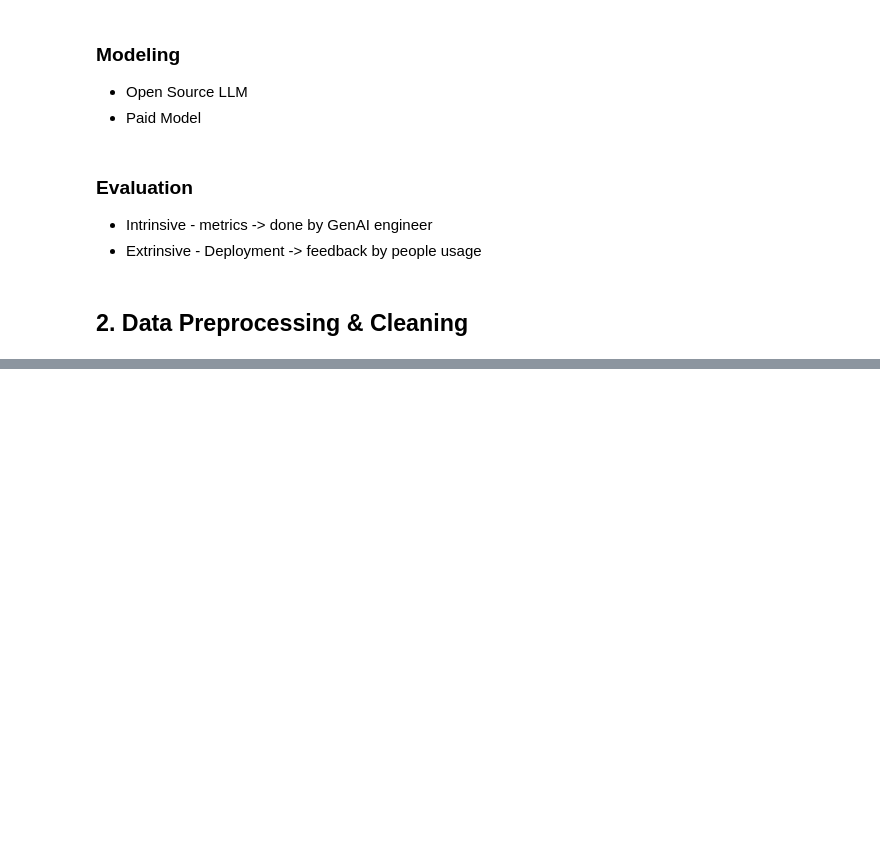
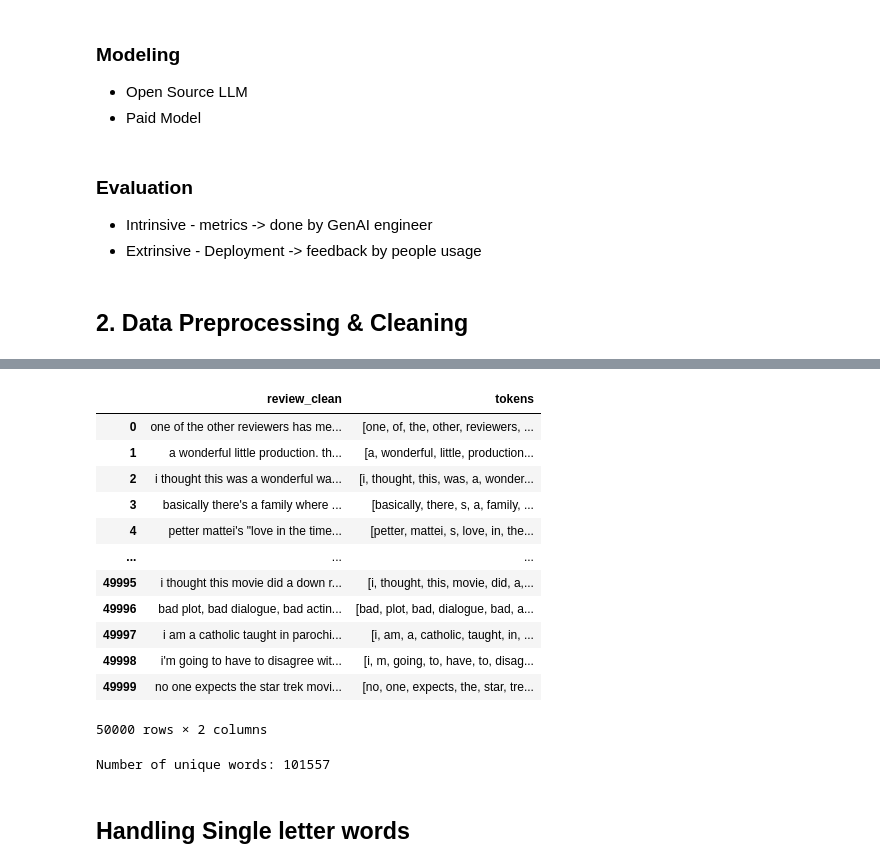
Before and after one commit to TA-dev/elastic_search_learn, a Jupyter notebook: notebooks/genAI+guide.ipynb, the cells around one changed output, grey strips where cells are left out. Drawn from its saved outputs; the diff is of its cells as text; code cells hidden in the pictures; blank space fills up the shorter version.

```diff
--- a/notebooks/genAI_guide.ipynb
+++ b/notebooks/genAI+guide.ipynb
@@ -32,0 +216,13 @@ Additional course link (theoretical): https://www.youtube.com/watch?v=rNEujZmD2T
+# %%
+import re
+
+def custom_tokenize(text):
+    return re.findall(
+        r"\w+|[!?]+|\.\.\.|[:;=8][\-o\*\']?[\)\]\(\[dDpP/\:\}\{@\|\\]",
+        text
+    )
+
+all_tokens_post_chat = list(chain.from_iterable(df["review"].apply(custom_tokenize)))
+unique_words_post_chat = set(all_tokens_post_chat)
+
+print(f"Number of unique tokens : {len(unique_words_post_chat)}")
@@ -32,0 +296,13 @@ Additional course link (theoretical): https://www.youtube.com/watch?v=rNEujZmD2T
+# %%
+import re
+
+def custom_tokenize(text):
+    return re.findall(
+        r"\w+|[!?]+|\.\.\.|[:;=8][\-o\*\']?[\)\]\(\[dDpP/\:\}\{@\|\\]",
+        text
+    )
+
+all_tokens_post_chat = list(chain.from_iterable(df["review_clean"].apply(custom_tokenize)))
+unique_words_post_chat = set(all_tokens_post_chat)
+
+print(f"Number of unique tokens: {len(unique_words_post_chat)}")
@@ -32,0 +404,41 @@ Additional course link (theoretical): https://www.youtube.com/watch?v=rNEujZmD2T
+# %%
+import re
+
+def custom_tokenize(text):
+    return re.findall(
+        r"\w+|[!?]+|\.\.\.|[:;=8][\-o\*\']?[\)\]\(\[dDpP/\:\}\{@\|\\]",
+        text
+    )
+
+
+df["tokens"] = df['review_clean'].apply(custom_tokenize)
+
+df[['review_clean', "tokens"]]
+# %% [output]
+|  | review_clean | tokens |
+| 0 | one of the other reviewers has me... | [one, of, the, other, reviewers, ... |
+| 1 | a wonderful little production. th... | [a, wonderful, little, production... |
+| 2 | i thought this was a wonderful wa... | [i, thought, this, was, a, wonder... |
+| 3 | basically there's a family where ... | [basically, there, s, a, family, ... |
+| 4 | petter mattei's "love in the time... | [petter, mattei, s, love, in, the... |
+| ... | ... | ... |
+| 49995 | i thought this movie did a down r... | [i, thought, this, movie, did, a,... |
+| 49996 | bad plot, bad dialogue, bad actin... | [bad, plot, bad, dialogue, bad, a... |
+| 49997 | i am a catholic taught in parochi... | [i, am, a, catholic, taught, in, ... |
+| 49998 | i'm going to have to disagree wit... | [i, m, going, to, have, to, disag... |
+| 49999 | no one expects the star trek movi... | [no, one, expects, the, star, tre... |
+50000 rows × 2 columns
+# %%
+# Flatten all tokens
+all_tokens = [token for tokens in df["tokens"] for token in tokens]
+
+# Get unique words
+unique_words = set(all_tokens)
+
+# Count
+num_unique = len(unique_words)
+print(f"Number of unique words: {num_unique}")
+# %% [output]
+Number of unique words: 101557
+# %% [markdown]
+## Handling Single letter words
```
Also changed, not shown: parts of 33 cells of this notebook, 1 other file.
